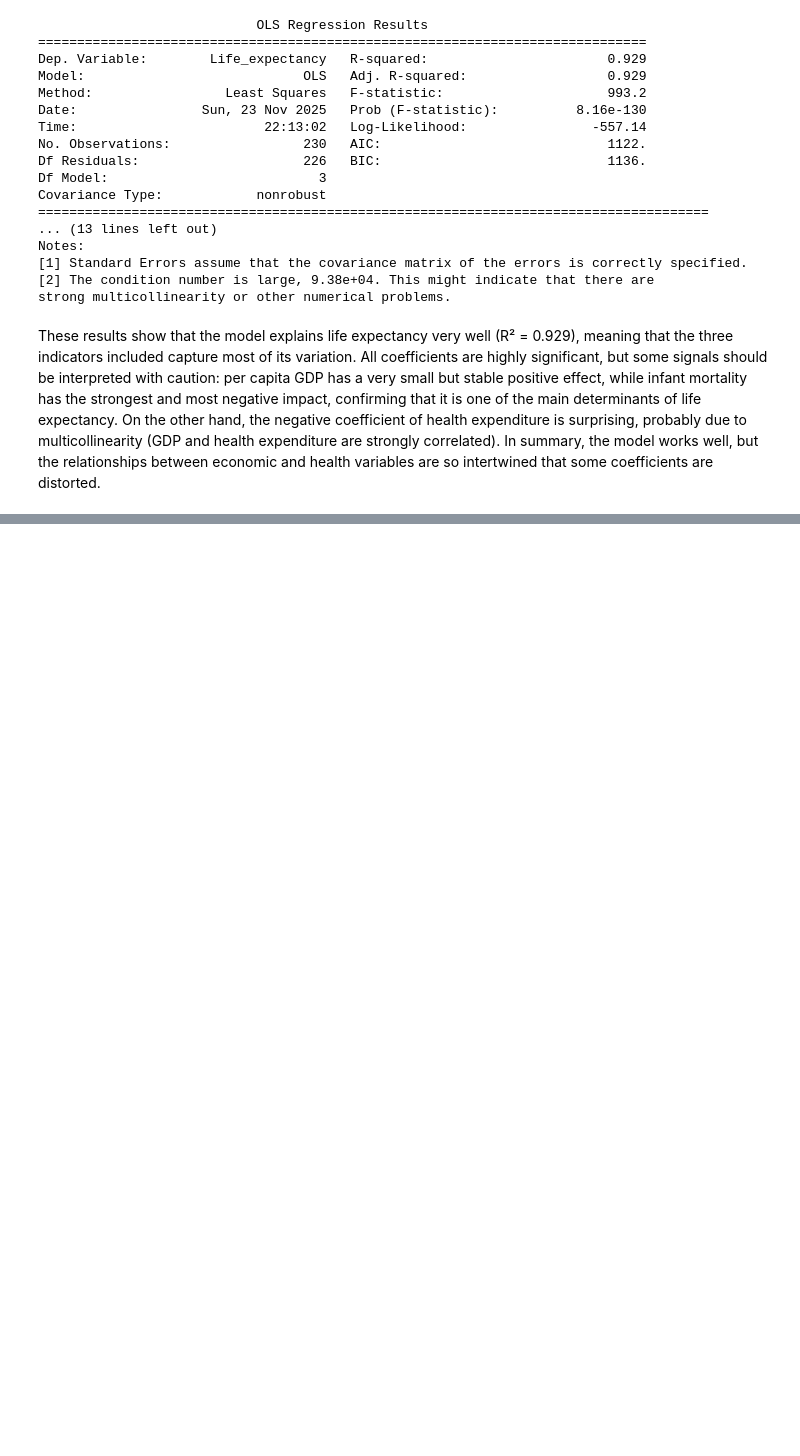
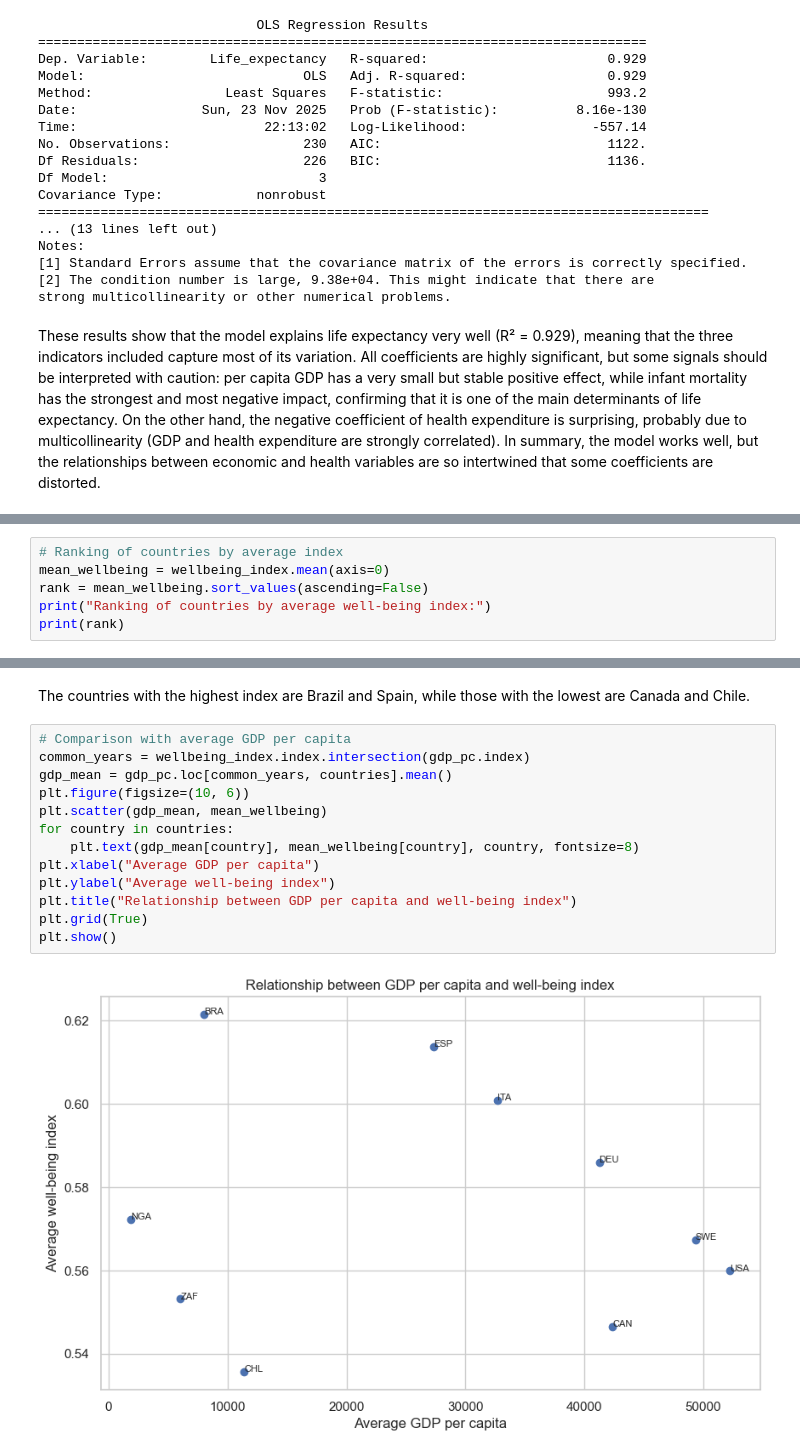
Before and after one commit to martamacri/Project_about_wealth_of_nations, a Jupyter notebook: presentation/project_analysis.ipynb, the cells around one changed output, grey strips where cells are left out. Drawn from its saved outputs; the diff is of its cells as text; blank space fills up the shorter version.

```diff
--- a/presentation/project_analysis.ipynb
+++ b/presentation/project_analysis.ipynb
@@ -667,0 +718,6 @@ In summary, the model works well, but the relationships between economic and hea
+# %%
+# Ranking of countries by average index
+mean_wellbeing = wellbeing_index.mean(axis=0)
+rank = mean_wellbeing.sort_values(ascending=False)
+print("Ranking of countries by average well-being index:")
+print(rank)
@@ -667,0 +737,17 @@ In summary, the model works well, but the relationships between economic and hea
+# %% [markdown]
+The countries with the highest index are Brazil and Spain, while those with the lowest are Canada and Chile.
+# %%
+# Comparison with average GDP per capita
+common_years = wellbeing_index.index.intersection(gdp_pc.index)
+gdp_mean = gdp_pc.loc[common_years, countries].mean()
+plt.figure(figsize=(10, 6))
+plt.scatter(gdp_mean, mean_wellbeing)
+for country in countries:
+    plt.text(gdp_mean[country], mean_wellbeing[country], country, fontsize=8)
+plt.xlabel("Average GDP per capita")
+plt.ylabel("Average well-being index")
+plt.title("Relationship between GDP per capita and well-being index")
+plt.grid(True)
+plt.show()
+# %% [output]
+[figure, added]
```
Also changed, not shown: parts of 11 cells of this notebook.
